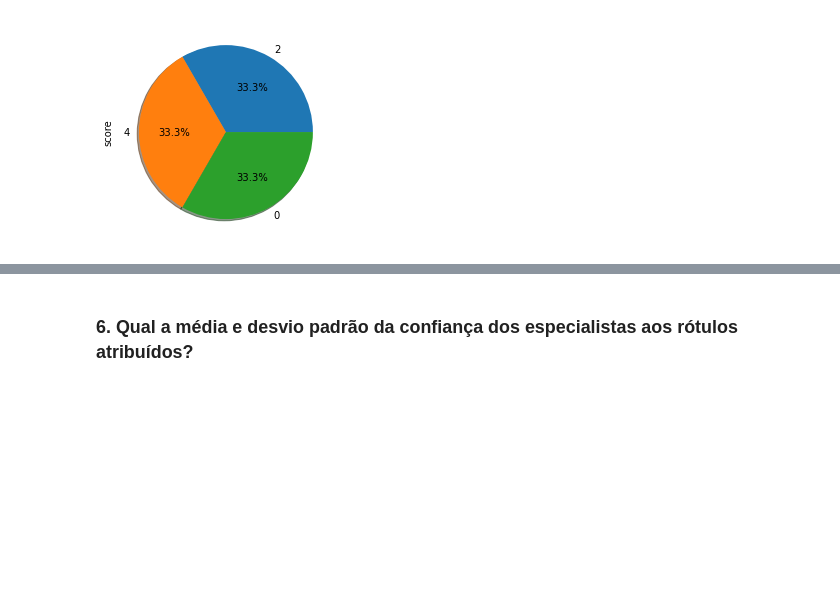
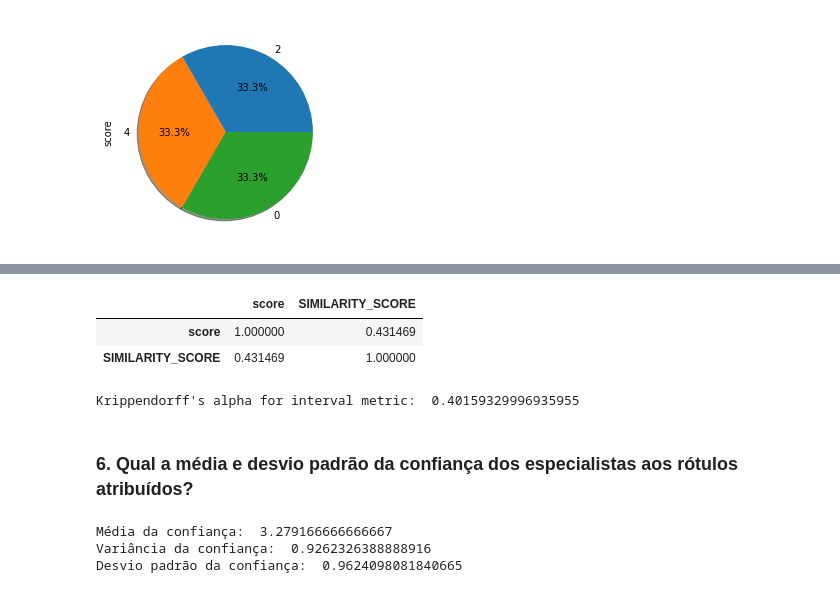
Before and after one commit to danieljunior/jidm, a Jupyter notebook: Data Analysis.ipynb, the cells around one changed output, grey strips where cells are left out. Drawn from its saved outputs; the diff is of its cells as text; code cells hidden in the pictures; blank space fills up the shorter version.

```diff
--- a/Data Analysis.ipynb
+++ b/Data Analysis.ipynb
@@ -217,2 +275,26 @@ heuristic['score'].value_counts().sort_values().plot.pie( legend=False, \
+# %%
+merge[['score','SIMILARITY_SCORE']].corr(method='spearman')
+# %% [output]
+|  | score | SIMILARITY_SCORE |
+| score | 1.000000 | 0.431469 |
+| SIMILARITY_SCORE | 0.431469 | 1.000000 |
+# %%
+scores = [merge['score'].values.tolist(), merge['SIMILARITY_SCORE'].values.tolist()]
+# print("Krippendorff's alpha for nominal metric: ", krippendorff.alpha(reliability_data=tmp, level_of_measurement="nominal"))
+print("Krippendorff's alpha for interval metric: ", krippendorff.alpha(reliability_data=scores))
+# http://www.abed.org.br/congresso2011/cd/117.pdf
+# %% [output]
+Krippendorff's alpha for interval metric:  0.40159329996935955
 # %% [markdown]
 ### 6. Qual a média e desvio padrão da confiança dos especialistas aos rótulos atribuídos?
+# %%
+mean = np.mean(survey['SIMILARITY_CONFIDENCE'])
+mean_variance = np.var(survey['SIMILARITY_CONFIDENCE'])
+mean_std = np.std(survey['SIMILARITY_CONFIDENCE'])
+print('Média da confiança: ', mean,
+      '\nVariância da confiança: ', mean_variance,
+      '\nDesvio padrão da confiança: ', mean_std)
+# %% [output]
+Média da confiança:  3.279166666666667
+Variância da confiança:  0.9262326388888916
+Desvio padrão da confiança:  0.9624098081840665
```
Also changed, not shown: parts of 11 cells of this notebook.
